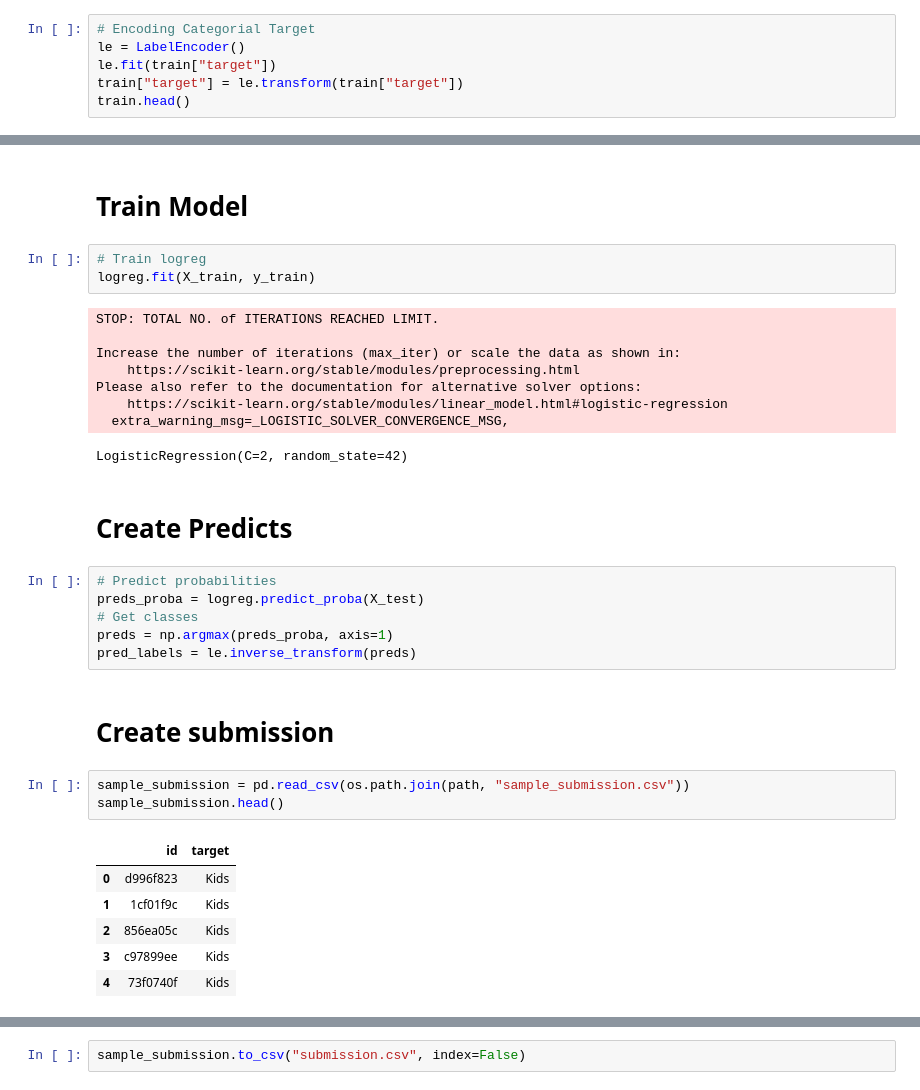
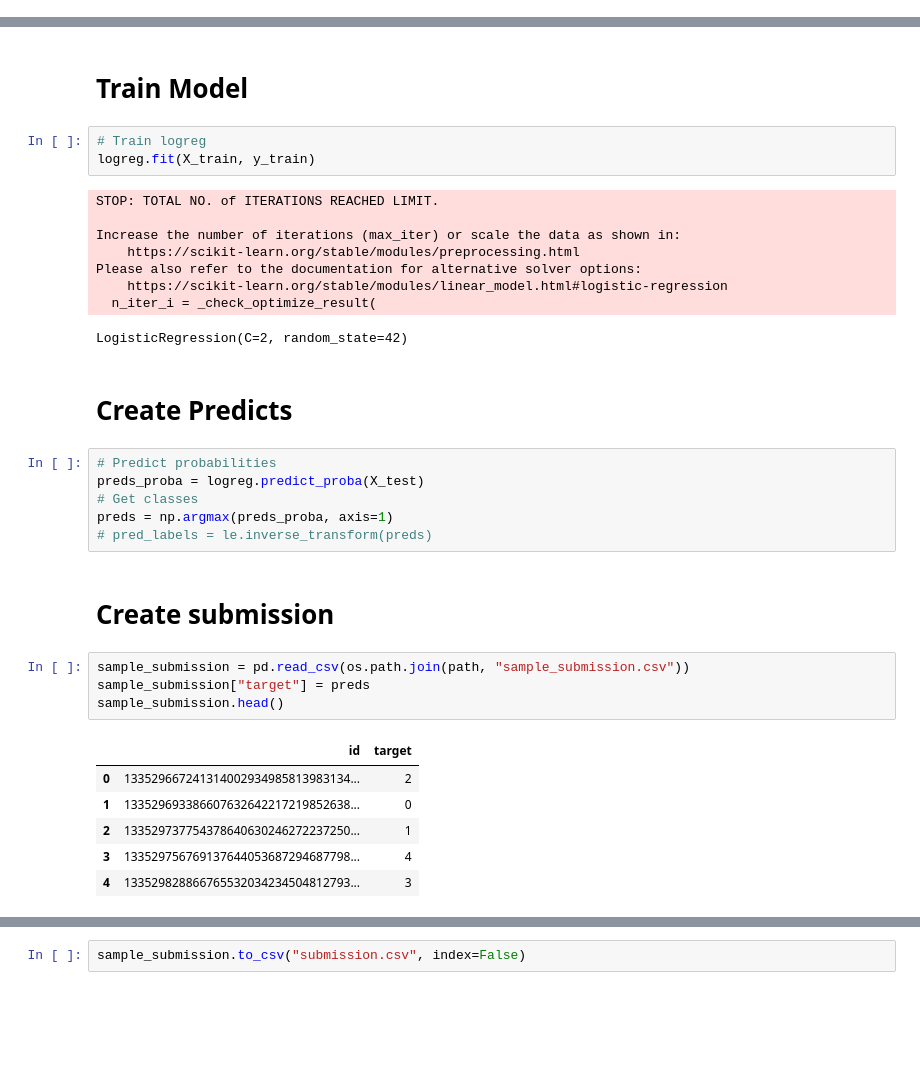
Before and after one commit to e0xextazy/nlp_huawei_new2_task, a Jupyter notebook: baseline_tfidf_logreg/logistic-regression-tfidf.ipynb, the cells around one changed output, grey strips where cells are left out. Saved outputs shown, nothing was run; the diff lists cells and outputs as text; blank space fills up the shorter version.

```diff
--- a/baseline_tfidf_logreg/logistic-regression-tfidf.ipynb
+++ b/baseline_tfidf_logreg/logistic-regression-tfidf.ipynb
@@ -33,8 +32,2 @@ Number of rows and columns in the test data set: (788, 3)
 # %% [markdown]
 # Text Preprocessing
-# %%
-# Encoding Categorial Target
-le = LabelEncoder()
-le.fit(train["target"])
-train["target"] = le.transform(train["target"])
-train.head()
@@ -82,7 +68,7 @@ Increase the number of iterations (max_iter) or scale the data as shown in:
     https://scikit-learn.org/stable/modules/preprocessing.html
 Please also refer to the documentation for alternative solver options:
     https://scikit-learn.org/stable/modules/linear_model.html#logistic-regression
-  extra_warning_msg=_LOGISTIC_SOLVER_CONVERGENCE_MSG,
+  n_iter_i = _check_optimize_result(
 LogisticRegression(C=2, random_state=42)
 # %% [markdown]
 # Create Predicts
@@ -91,16 +77,17 @@ LogisticRegression(C=2, random_state=42)
 preds_proba = logreg.predict_proba(X_test)
 # Get classes
 preds = np.argmax(preds_proba, axis=1)
-pred_labels = le.inverse_transform(preds)
+# pred_labels = le.inverse_transform(preds)
 # %% [markdown]
 # Create submission
 # %%
 sample_submission = pd.read_csv(os.path.join(path, "sample_submission.csv"))
+sample_submission["target"] = preds
 sample_submission.head()
 # %% [output]
 |  | id | target |
-| 0 | d996f823 | Kids |
-| 1 | 1cf01f9c | Kids |
-| 2 | 856ea05c | Kids |
-| 3 | c97899ee | Kids |
-| 4 | 73f0740f | Kids |
+| 0 | 133529667241314002934985813983134... | 2 |
+| 1 | 133529693386607632642217219852638... | 0 |
+| 2 | 133529737754378640630246272237250... | 1 |
+| 3 | 133529756769137644053687294687798... | 4 |
+| 4 | 133529828866765532034234504812793... | 3 |
```
Also changed, not shown: parts of 4 cells of this notebook, 14 other files.
